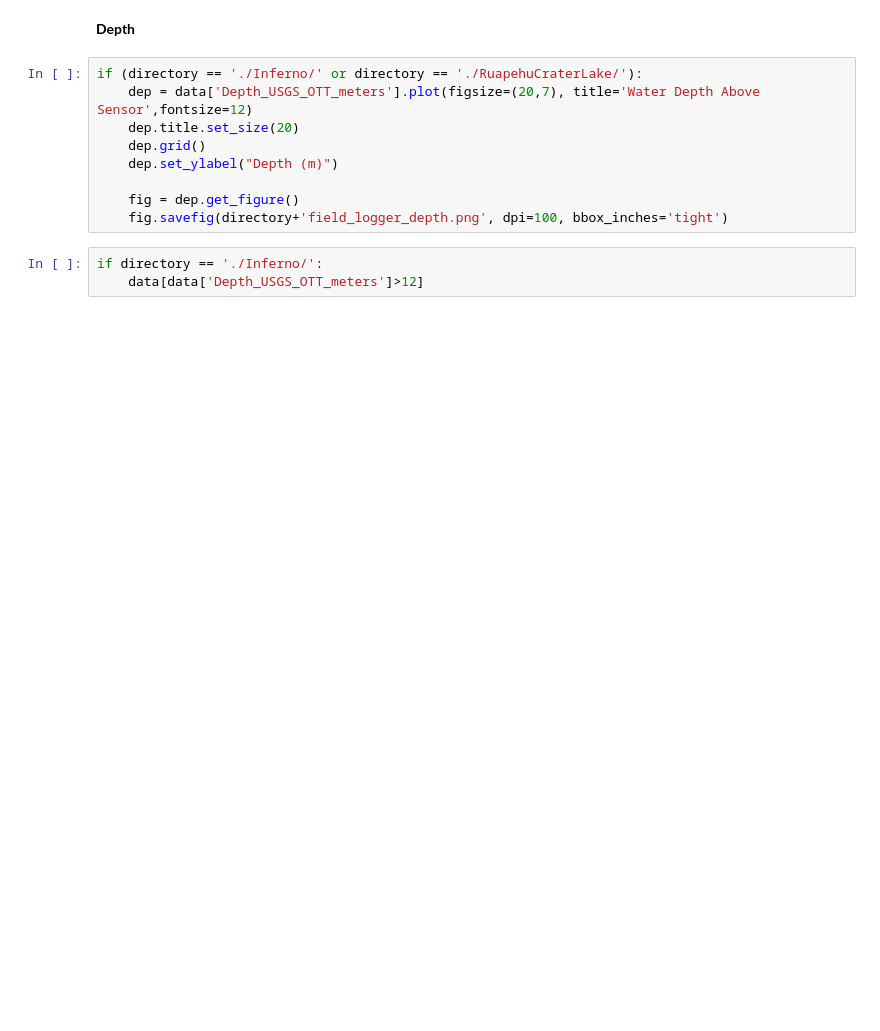
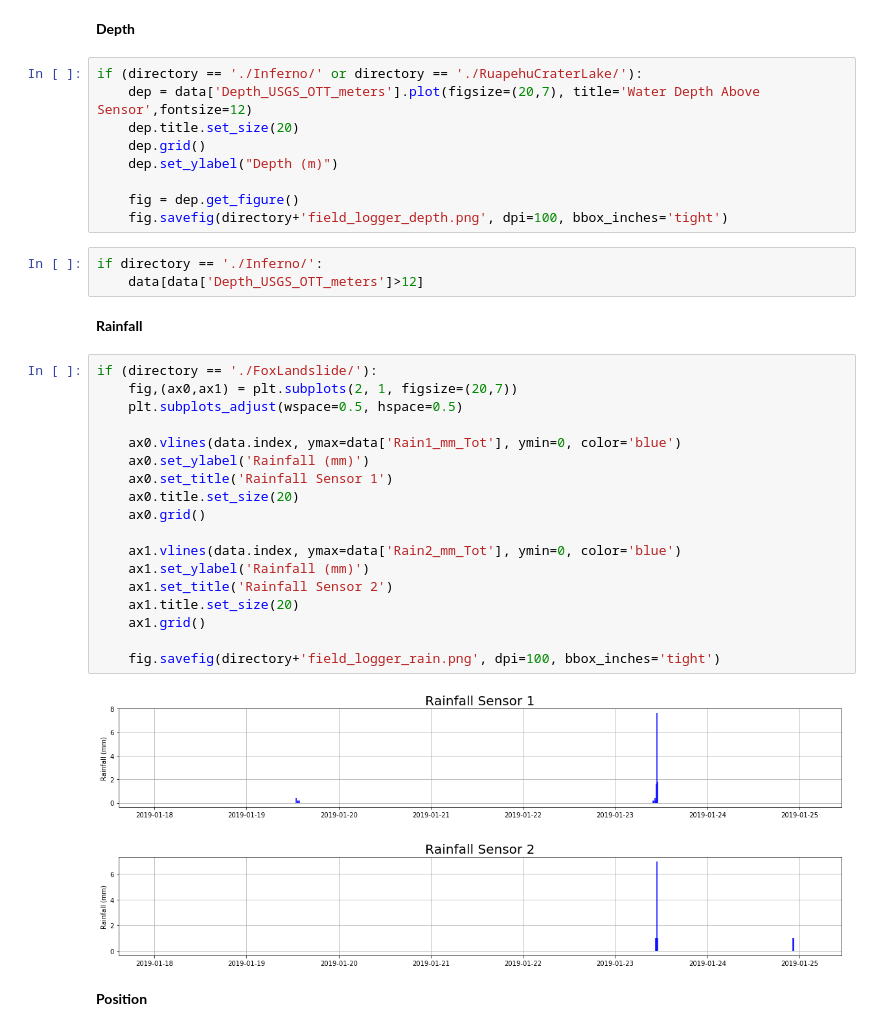
Before and after one commit to rumachan/datalogger_project, a Jupyter notebook: field_logger_data_check.ipynb, the cells around one changed output. Drawn from its saved outputs; the diff is of its cells as text; blank space fills up the shorter version.

```diff
--- a/field_logger_data_check.ipynb
+++ b/field_logger_data_check.ipynb
@@ -145,3 +175,27 @@ if (directory == './Inferno/' or directory == './RuapehuCraterLake/'):
 # %%
 if directory == './Inferno/':
     data[data['Depth_USGS_OTT_meters']>12]
+# %% [markdown]
+**Rainfall**
+# %%
+if (directory == './FoxLandslide/'):
+    fig,(ax0,ax1) = plt.subplots(2, 1, figsize=(20,7))
+    plt.subplots_adjust(wspace=0.5, hspace=0.5)
+
+    ax0.vlines(data.index, ymax=data['Rain1_mm_Tot'], ymin=0, color='blue')
+    ax0.set_ylabel('Rainfall (mm)')
+    ax0.set_title('Rainfall Sensor 1')
+    ax0.title.set_size(20)
+    ax0.grid()
+
+    ax1.vlines(data.index, ymax=data['Rain2_mm_Tot'], ymin=0, color='blue')
+    ax1.set_ylabel('Rainfall (mm)')
+    ax1.set_title('Rainfall Sensor 2')
+    ax1.title.set_size(20)
+    ax1.grid()
+
+    fig.savefig(directory+'field_logger_rain.png', dpi=100, bbox_inches='tight')
+# %% [output]
+[figure, added]
+# %% [markdown]
+**Position**
```
Also changed, not shown: parts of 5 cells of this notebook.
